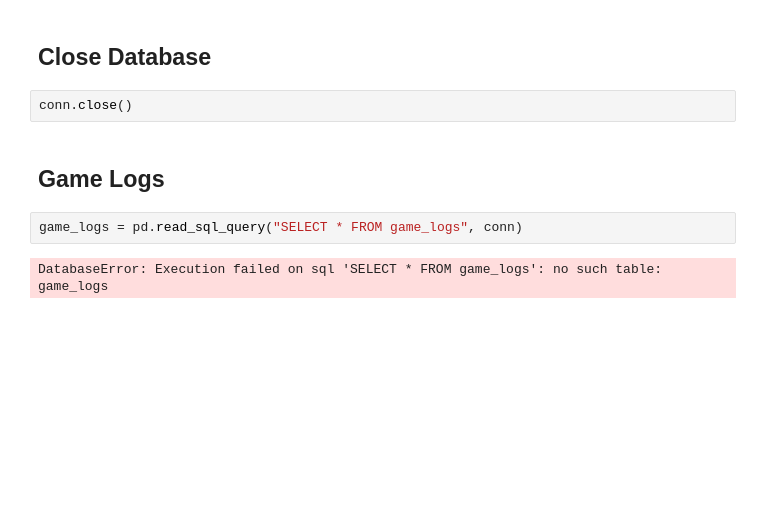
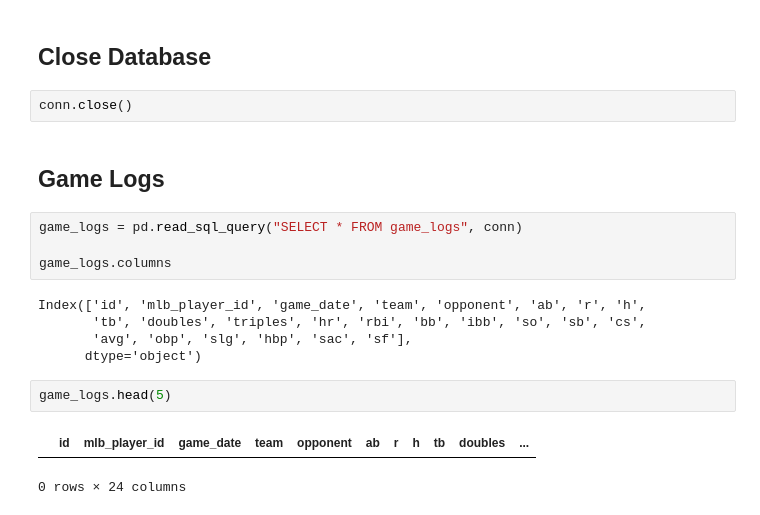
Before and after one commit to laniel123/MLB_Injury_Report, a Jupyter notebook: notebooks /dodgers_db.ipynb, the cells around one changed output. Drawn from its saved outputs; the diff is of its cells as text; blank space fills up the shorter version.

```diff
--- a/notebooks /dodgers_db.ipynb
+++ b/notebooks /dodgers_db.ipynb
@@ -381,5 +381,15 @@ conn.close()
 ## Game Logs
 # %%
 game_logs = pd.read_sql_query("SELECT * FROM game_logs", conn)
+
+game_logs.columns
 # %% [output]
-DatabaseError: Execution failed on sql 'SELECT * FROM game_logs': no such table: game_logs
+Index(['id', 'mlb_player_id', 'game_date', 'team', 'opponent', 'ab', 'r', 'h',
+       'tb', 'doubles', 'triples', 'hr', 'rbi', 'bb', 'ibb', 'so', 'sb', 'cs',
+       'avg', 'obp', 'slg', 'hbp', 'sac', 'sf'],
+      dtype='object')
+# %%
+game_logs.head(5)
+# %% [output]
+|  | id | mlb_player_id | game_date | team | opponent | ab | r | h | tb | doubles | ... |
+0 rows × 24 columns
```
Also changed, not shown: 6 other files.
